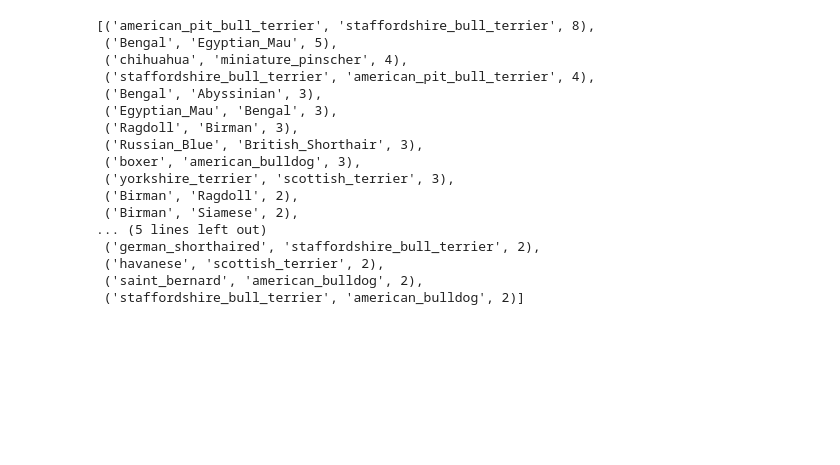
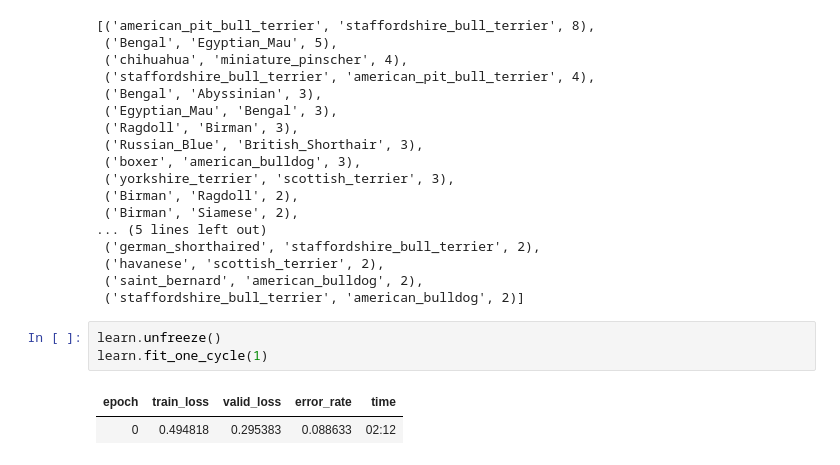
Before and after one commit to nishizaki0327/fastai, a Jupyter notebook: Lesson1.ipynb, the cells around one changed output. Drawn from its saved outputs; the diff is of its cells as text; blank space fills up the shorter version.

```diff
--- a/Lesson1.ipynb
+++ b/Lesson1.ipynb
@@ -167,3 +167,9 @@ interp.most_confused(min_val=2)
  ('havanese', 'scottish_terrier', 2),
  ('saint_bernard', 'american_bulldog', 2),
  ('staffordshire_bull_terrier', 'american_bulldog', 2)]
+# %%
+learn.unfreeze()
+learn.fit_one_cycle(1)
+# %% [output]
+| epoch | train_loss | valid_loss | error_rate | time |
+| 0 | 0.494818 | 0.295383 | 0.088633 | 02:12 |
```
Also changed, not shown: parts of 11 cells of this notebook.
